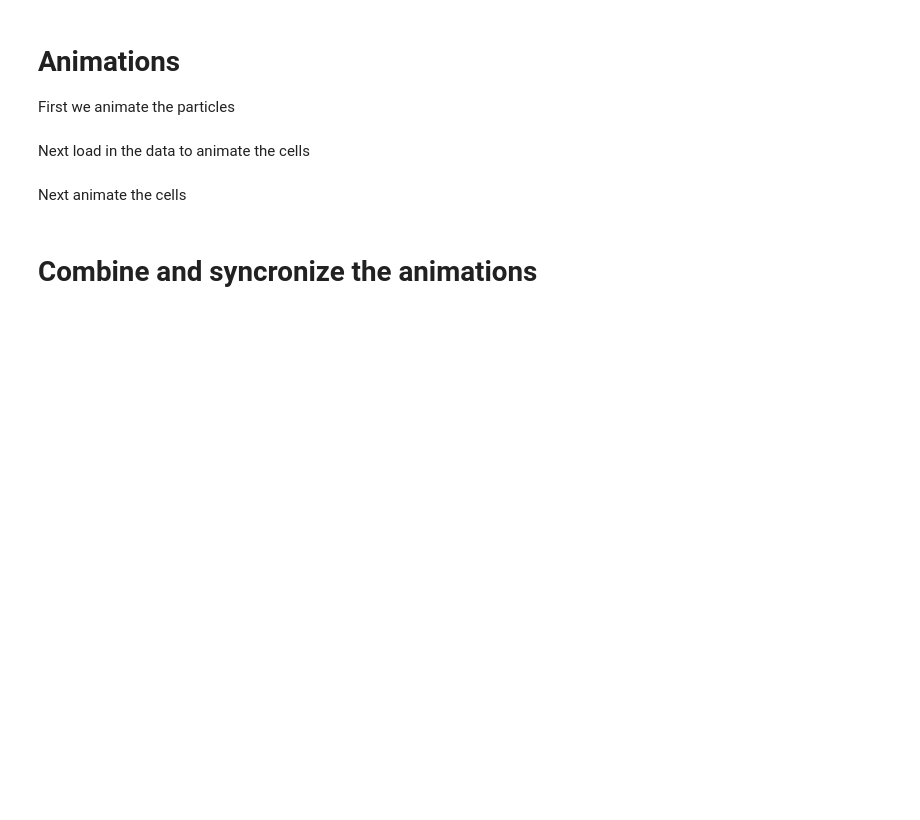
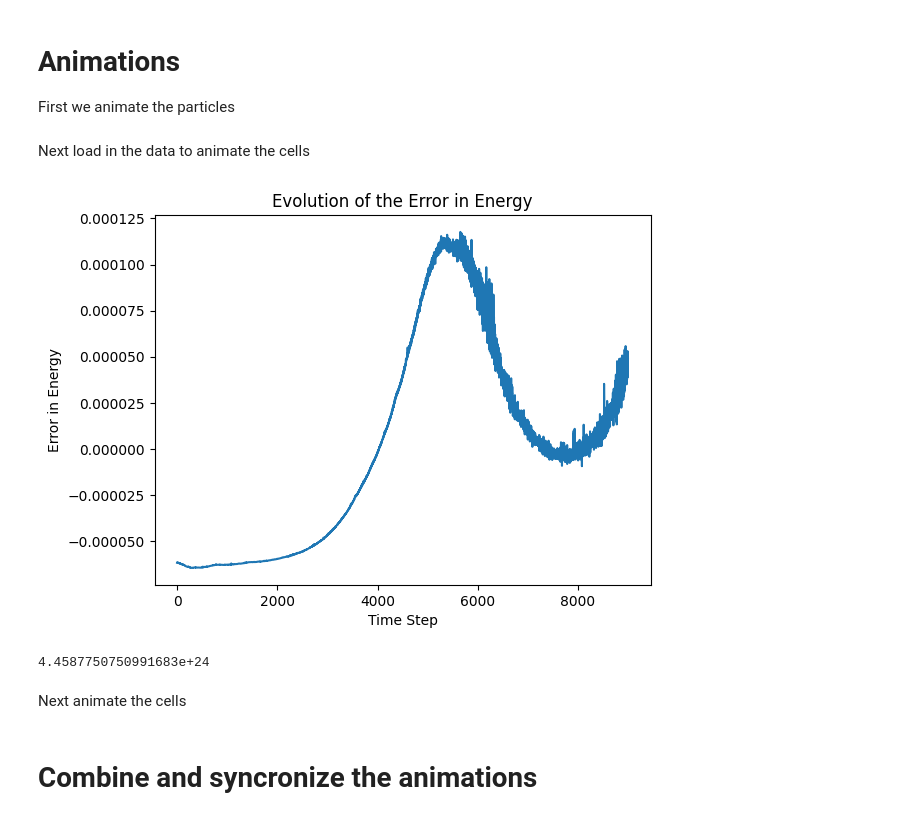
Before and after one commit to thelavier/2DIncompressibleSG, a Jupyter notebook: RunCode.ipynb, the cells around one changed output. Drawn from its saved outputs; the diff is of its cells as text; code cells hidden in the pictures; blank space fills up the shorter version.

```diff
--- a/RunCode.ipynb
+++ b/RunCode.ipynb
@@ -98,21 +89,27 @@ Next load in the data to animate the cells
 # %%
 import auxfunctions as aux
 
 # Load the data from the MessagePack file
-Z, C, W, M = aux.load_data('./data/SG_data_16071_30.msgpack')
+Z, C, W, M, TC = aux.load_data('./data/SG_data.msgpack')
 
 # Compute the Velocities, Temperature, and Kinetic Energy
-MVel, T, TE, EnergyError = aux.Properties(Z, C, M, th0, f, g, box)
+MVel, T, TE, EnergyError = aux.Properties(Z, C, M, TC, th0, f, g, box)
 
 # Create a line plot
-plt.plot(TE)
+plt.plot(EnergyError)
 
 # Add labels and title
 plt.xlabel('Time Step')
-plt.ylabel('TE')
-plt.title('Evolution of Total Energy')
+plt.ylabel('Error in Energy')
+plt.title('Evolution of the Error in Energy')
 
 plt.show()
+# %% [output]
+[figure, added]
+# %%
+print(np.sum(M[0,:]*Z[0,:,1]**2))
+# %% [output]
+4.4587750750991683e+24
 # %% [markdown]
 Next animate the cells
 # %%
```
Also changed, not shown: parts of 5 cells of this notebook, 6 other files.
